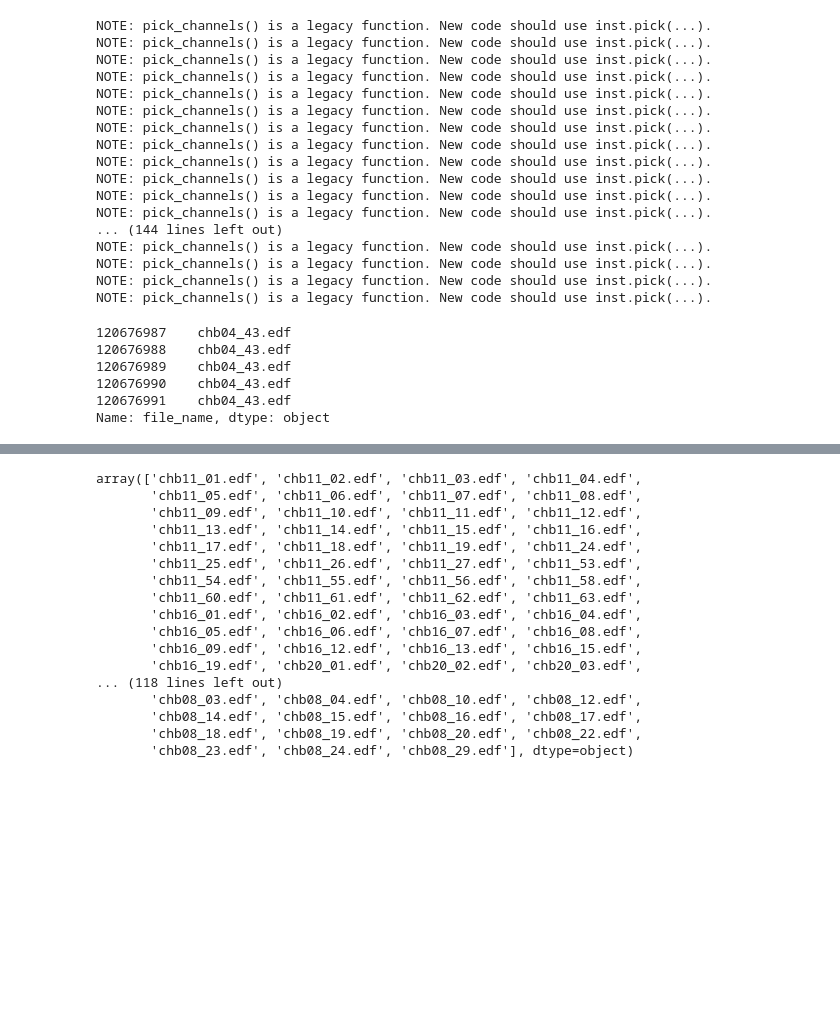
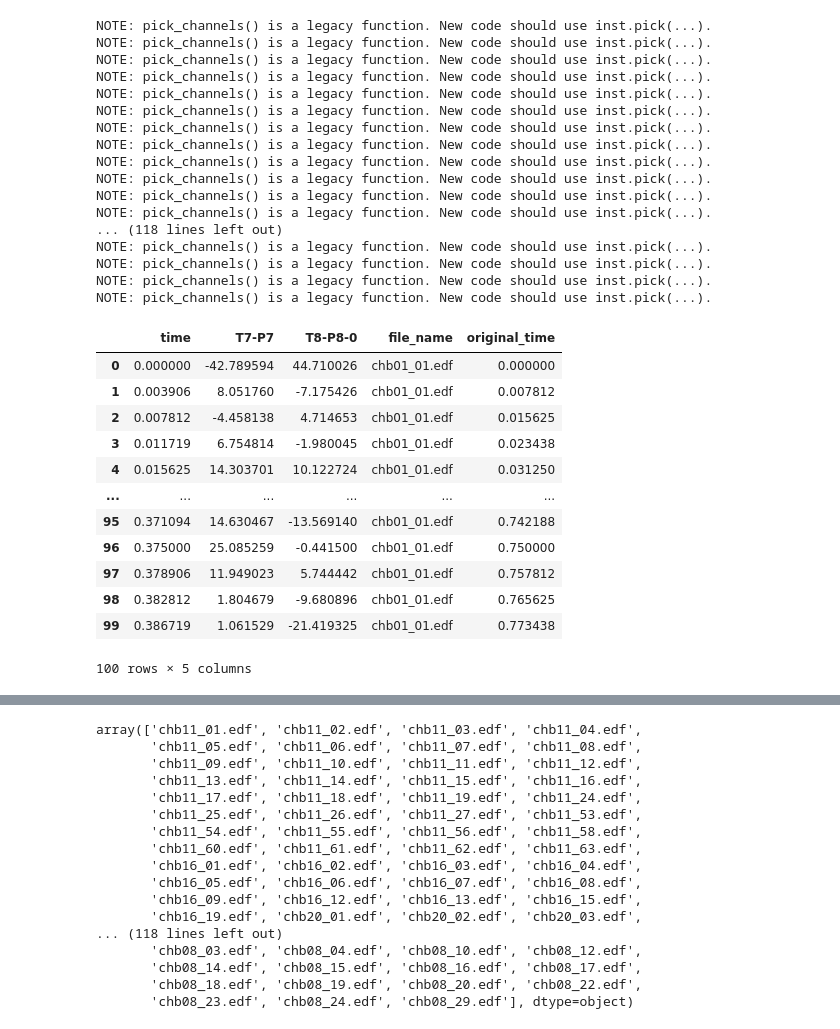
Before and after one commit to anacbroggini/AI-SeizureDetection, a Jupyter notebook: data_assembly_new.ipynb, the cells around one changed output, grey strips where cells are left out. Cells and saved outputs as stored; diff of their text form; code cells hidden in the pictures; blank space fills up the shorter version.

```diff
--- a/data_assembly_new.ipynb
+++ b/data_assembly_new.ipynb
@@ -7,14 +7,14 @@ import numpy as np
 import pandas as pd
 # %%
 data_folder = "data/"
-freq = 128
+freq = 80
 q = 256/freq
 
 # Set the path to the patient folder
 data_files = sorted([f for f in os.listdir(data_folder) if f.startswith('chb')])
 # Define the list of channels to keep
 # channels_to_keep = ['FP1-F7', 'FP1-F3', 'FP2-F4', 'F8-T8','FP2-F8', 'T8-P8-1', 'T8-P8-0', 'P8-O2', 'P4-O2']#
-channels_to_keep = ['FP1-F7', 'FP1-F3']#
+channels_to_keep = ['T7-P7', 'T8-P8-0']#
 dataframes = []  # List to store individual DataFrames
 
 for folder_list in range(1,len(data_files[:5])):  # Assumes folders are named ch01 to ch10
@@ -78,17 +78,24 @@ NOTE: pick_channels() is a legacy function. New code should use inst.pick(...).
 NOTE: pick_channels() is a legacy function. New code should use inst.pick(...).
 NOTE: pick_channels() is a legacy function. New code should use inst.pick(...).
 NOTE: pick_channels() is a legacy function. New code should use inst.pick(...).
-... (144 lines left out)
+... (118 lines left out)
 NOTE: pick_channels() is a legacy function. New code should use inst.pick(...).
 NOTE: pick_channels() is a legacy function. New code should use inst.pick(...).
 NOTE: pick_channels() is a legacy function. New code should use inst.pick(...).
 NOTE: pick_channels() is a legacy function. New code should use inst.pick(...).
-# %%
-final_dataframe["file_name"].tail()
-# %% [output]
-120676987    chb04_43.edf
-120676988    chb04_43.edf
-120676989    chb04_43.edf
-120676990    chb04_43.edf
-120676991    chb04_43.edf
-Name: file_name, dtype: object
+# %%
+final_dataframe.head(100)
+# %% [output]
+|  | time | T7-P7 | T8-P8-0 | file_name | original_time |
+| 0 | 0.000000 | -42.789594 | 44.710026 | chb01_01.edf | 0.000000 |
+| 1 | 0.003906 | 8.051760 | -7.175426 | chb01_01.edf | 0.007812 |
+| 2 | 0.007812 | -4.458138 | 4.714653 | chb01_01.edf | 0.015625 |
+| 3 | 0.011719 | 6.754814 | -1.980045 | chb01_01.edf | 0.023438 |
+| 4 | 0.015625 | 14.303701 | 10.122724 | chb01_01.edf | 0.031250 |
+| ... | ... | ... | ... | ... | ... |
+| 95 | 0.371094 | 14.630467 | -13.569140 | chb01_01.edf | 0.742188 |
+| 96 | 0.375000 | 25.085259 | -0.441500 | chb01_01.edf | 0.750000 |
+| 97 | 0.378906 | 11.949023 | 5.744442 | chb01_01.edf | 0.757812 |
+| 98 | 0.382812 | 1.804679 | -9.680896 | chb01_01.edf | 0.765625 |
+| 99 | 0.386719 | 1.061529 | -21.419325 | chb01_01.edf | 0.773438 |
+100 rows × 5 columns
```
Also changed, not shown: parts of 2 cells of this notebook, 5 other files.
